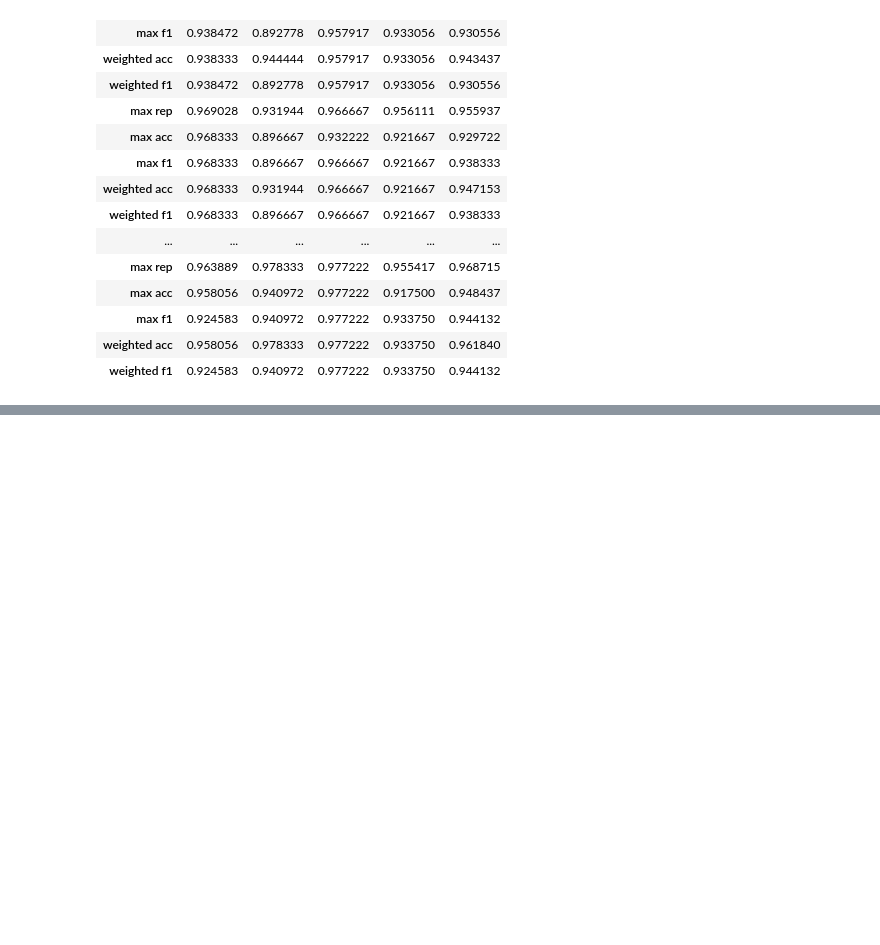
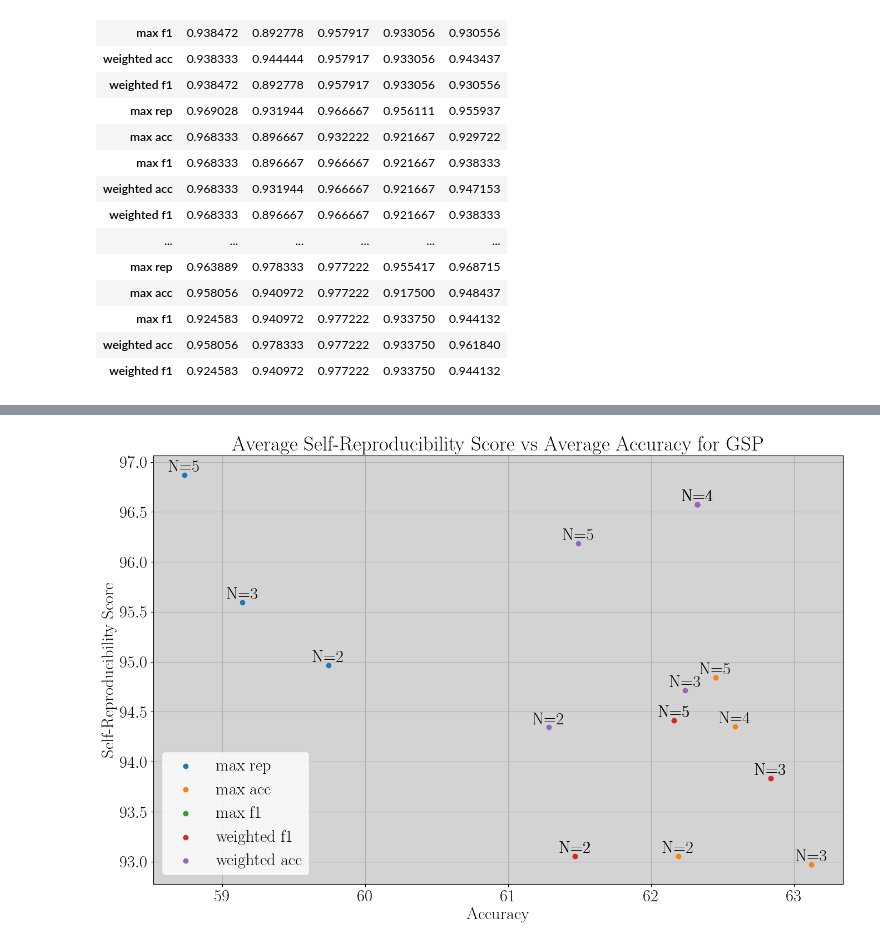
Before and after one commit to LorenzoStigliano/thesis-imperial, a Jupyter notebook: src/notebooks/study_Evaluation_supplementary_experiments.ipynb, the cells around one changed output, grey strips where cells are left out. Drawn from its saved outputs; the diff is of its cells as text; code cells hidden in the pictures; blank space fills up the shorter version.

```diff
--- a/src/notebooks/study_Evaluation_supplementary_experiments.ipynb
+++ b/src/notebooks/study_Evaluation_supplementary_experiments.ipynb
@@ -905,0 +1186,11 @@ max_indices_acc, max_indices_rep
+# %%
+index = df_best_student[:,:,:,2]
+all_data_accuracy = []
+for view_index in range(1):
+    view_data = []
+    ensamble_indexes = index[:,view_index,:]
+    ensamble_data = np.array(all_model_metrics_mean)[:,view_index]
+    #number of ensembles
+    for i in range(4):
+        view_data.append([ensamble_data[i][int(best_student_index)][0] for best_student_index in ensamble_indexes[i]])
+    all_data_accuracy.append(np.array(view_data).flatten())
@@ -906,3 +1228,42 @@ max_indices_acc, max_indices_rep
+# %%
+import matplotlib.pyplot as plt
+import pandas as pd
+
+plt.rcParams['text.latex.preamble']=[r"\usepackage{lmodern}"]
+params = {
+    'text.usetex' : True,
+    'font.size' : 22,
+    'font.family' : 'lmodern'
+}
+plt.rcParams.update(params)
+plt.rcParams['axes.facecolor'] = 'lightgrey'
+plt.rcParams["figure.figsize"] = (16,10)
+all_x = []
+all_y = []
+
+for method in ['max rep', 'max acc', 'max f1', 'weighted f1', 'weighted acc']:
+    # Assuming you have two DataFrames: df1 and df2
+    # Let's say you want to plot column 'A' from df1 against column 'B' from df2
+    labels = ["2", "3", "4", "5"]
+    # Extract the columns of interest from the DataFrames
+    x, y = df_acuracy.loc[method][4]*100, df.loc[method][4]*100
+    plt.scatter(x, y, label=method)
+
+    # Add labels to each point
+    for index, (i, j) in enumerate(zip(x, y)):
+        plt.text(i, j, f'N={labels[index]}', ha='center', va='bottom')
+    # Customize the plot
+    plt.xlabel('Accuracy')  # Add x-axis label
+    plt.ylabel('Self-Reproducibility Score')  # Add y-axis label
+    plt.title(f'Average Self-Reproducibility Score vs Average Accuracy for GSP')  # Add title
+    plt.grid()
+    plt.legend(loc='lower left', facecolor='white')
+    all_x.append(x)
+    all_y.append(y)
+
+plt.savefig('Average Self-Reproducibility Score vs Average Accuracy for varying ensemble size and selection method.pdf', format='pdf')
+# %% [output]
+[figure, added]
 # %%
 import matplotlib.pyplot as plt
 import pandas as pd
```
Also changed, not shown: parts of 32 cells of this notebook, 13 other files.
